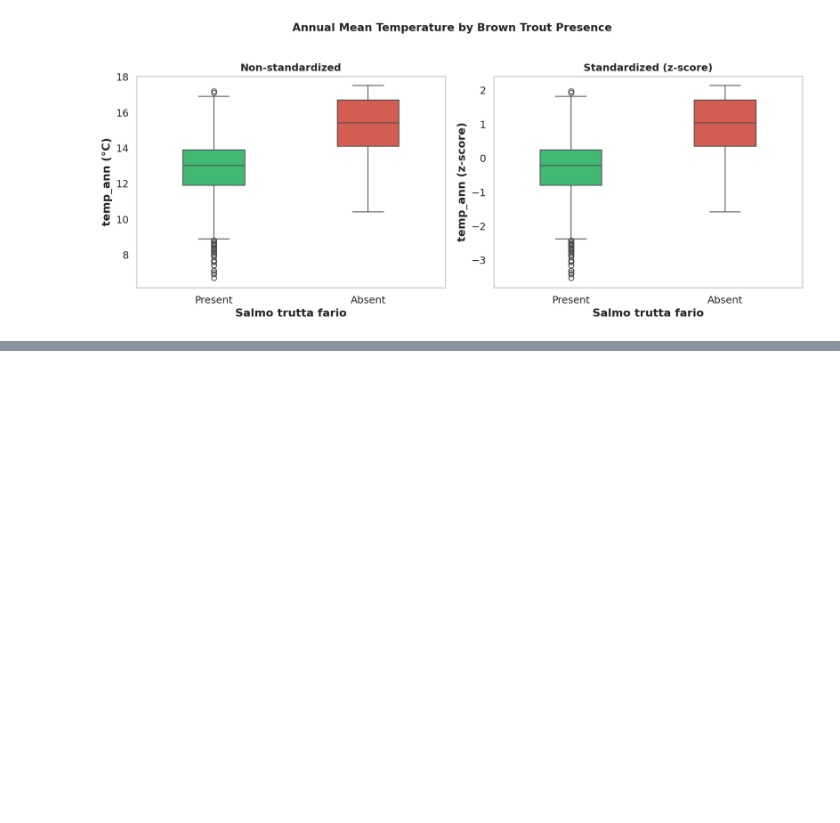
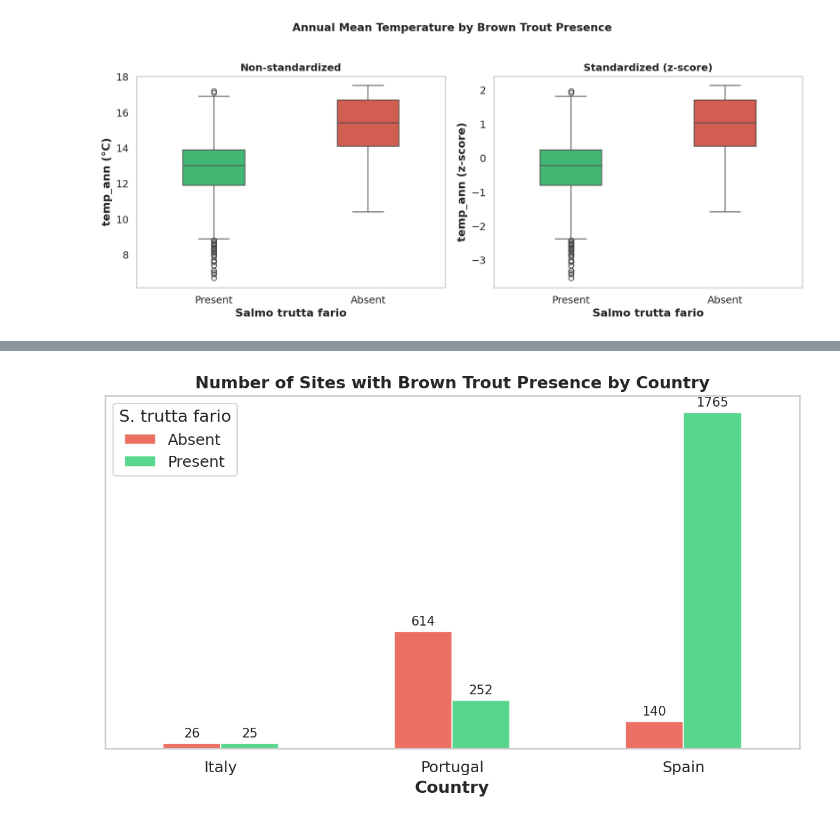
Before and after one commit to dgonzales1222/greends_avcad_exercises, a Jupyter notebook: exercise_05/avcad_ex05_dgonzales.ipynb, the cells around one changed output, grey strips where cells are left out. Drawn from its saved outputs; the diff is of its cells as text; code cells hidden in the pictures; blank space fills up the shorter version.

```diff
--- a/exercise_05/avcad_ex05_dgonzales.ipynb
+++ b/exercise_05/avcad_ex05_dgonzales.ipynb
@@ -189,0 +279,19 @@ plt.show()
+# %%
+fig, ax = plt.subplots(figsize=(8, 5))
+contingency.plot(kind='bar', ax=ax, color={'Absent': '#e74c3c', 'Present': '#2ecc71'}, alpha=0.8)
+ax.set_title("Number of Sites with Brown Trout Presence by Country", fontsize=13, fontweight='bold')
+ax.set_xlabel("Country")
+ax.set_ylabel("")
+ax.set_yticks([])
+ax.tick_params(axis='x', rotation=0)
+ax.legend(title="S. trutta fario")
+ax.grid(False)
+
+# Add values on top of each bar
+for container in ax.containers:
+    ax.bar_label(container, fontsize=10, padding=3)
+
+plt.tight_layout()
+plt.show()
+# %% [output]
+[figure, added]
```
Also changed, not shown: parts of 5 cells of this notebook.
